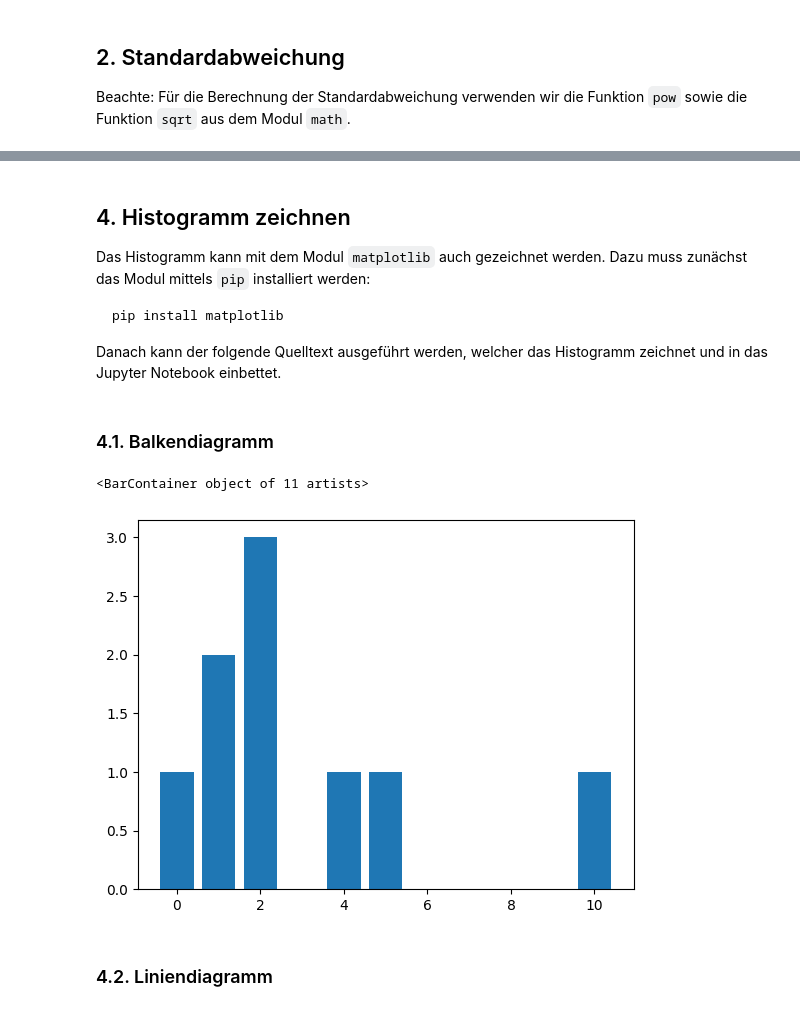
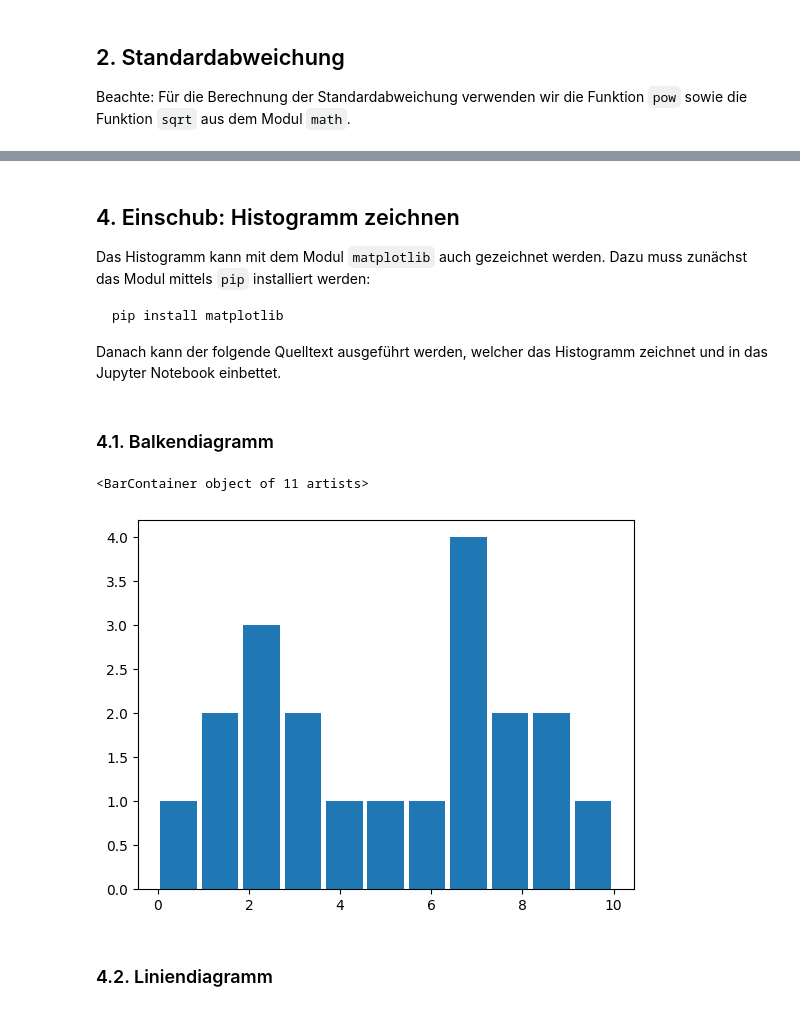
Before and after one commit to ghackenberg/python-grundlagen-kurs, a Jupyter notebook: Unterlagen/Termin_07/03_Statistik.ipynb, the cells around one changed output, grey strips where cells are left out. Cells and saved outputs as stored; diff of their text form; code cells hidden in the pictures.

```diff
--- a/Unterlagen/Termin_07/03_Statistik.ipynb
+++ b/Unterlagen/Termin_07/03_Statistik.ipynb
@@ -10,7 +10,7 @@ liste = [0, 7, 9, -4, -10, 3, 95, 5]
 mittelwert = 0
 
 for listen_wert in liste:
-    mittelwert = listen_wert / len(liste)
+    mittelwert += listen_wert / len(liste)
 
 print(f"mittelwert = {mittelwert}")
 # %% [output]
@@ -24,21 +24,21 @@ import math
 
 liste = [0, 7, 9, -4, -10, 3, 95, 5]
 
-# Mittelwert berechnen
+# Schritt 1: Mittelwert berechnen
 
 mittelwert = 0
 
 for listen_wert in liste:
-    mittelwert = listen_wert / len(liste)
+    mittelwert += listen_wert / len(liste)
 
 print(f"mittelwert = {mittelwert}")
 
-# Standardabweichung
+# Schritt 2: Standardabweichung berechnen
 
 standardabweichung = 0
 
 for listen_wert in liste:
-    standardabweichung = pow(listen_wert - mittelwert, 2) / len(liste)
+    standardabweichung += pow(listen_wert - mittelwert, 2) / len(liste)
 
 standardabweichung = math.sqrt(standardabweichung)
 
@@ -52,10 +66,10 @@ standardabweichung = 1.5467960838455728
 Beachte: Für die Berechnung des Histogramms verwenden die Funktionen `min` und `max`.
 # %%
-liste = [0, 1, 2, 2, 4, 1, 5, 2, 10]
+liste = [0, 1, 2, 2, 3, 3.4, 4, 1, 5, 2, 6, 6.7, 7, 8, 9, 9, 8, 7, 7, 10]
 
 bin_anzahl = 11
 
-# Minimum und Maximum berechnen
+# Schritt 1: Minimum und Maximum berechnen
 
 minimum = min(liste)
 maximum = max(liste)
@@ -63,34 +77,39 @@ maximum = max(liste)
 print(f"minimum = {minimum}")
 print(f"maximum = {maximum}")
 
-# Histogramm-Datenstruktur initialisieren
+breite = maximum - minimum
+
+# Schritt 2: Histogramm-Datenstruktur initialisieren
 
 histogramm_mittelwert = []
-histogramm_anzahl = []
+histogramm_gewichte = []
 
-for bin_index in range(bin_anzahl):
+for bin_index_int in range(bin_anzahl):
 
-    bin_mittelwert = minimum + (maximum - minimum) * (bin_index) / (bin_anzahl - 1)
+    bin_mittelwert = minimum + breite * bin_index_int / bin_anzahl + breite / bin_anzahl / 2
     bin_gewicht = 0
 
     histogramm_mittelwert.append(bin_mittelwert)
-    histogramm_anzahl.append(bin_gewicht)
+    histogramm_gewichte.append(bin_gewicht)
 
 print(f"histogram_mittelwert (vorher) = {histogramm_mittelwert}")
-print(f"histogram_anzahl (vorher) = {histogramm_anzahl}")
+print(f"histogram_anzahl (vorher) = {histogramm_gewichte}")
 
-# Histogramm berechnen
+# Schritt 3: Histogramm berechnen
 
 for listen_wert in liste:
 
     # Index des Korbes berechnen
-    bin_index = (listen_wert - minimum) * (bin_anzahl - 1) // (maximum - minimum)
+    bin_index_float = (listen_wert - minimum) / breite * bin_anzahl
+    bin_index_int = min(int(bin_index_float), bin_anzahl - 1) # Spezialfall (das Maximum) erfordert Funktion "min"
+
+    print(f"Zahl {listen_wert} fällt in Korb {bin_index_int} (mit {bin_index_float})")
 
     # Inhalt des Korbes um eins erhöhen
-    histogramm_anzahl[bin_index] = histogramm_anzahl[bin_index] + 1
+    histogramm_gewichte[bin_index_int] = histogramm_gewichte[bin_index_int] + 1
 
 print(f"histogram_mittelwert (nachher) = {histogramm_mittelwert}")
-print(f"histogram_anzahl (nachher) = {histogramm_anzahl}")
+print(f"histogram_anzahl (nachher) = {histogramm_gewichte}")
 # %% [output]
 minimum = 0
 maximum = 10
@@ -101,5 +131,5 @@ histogram_anzahl (nachher) = [1, 2, 3, 0, 1, 1, 0, 0, 0, 0, 1]
 # %% [markdown]
-## 4. Histogramm zeichnen
+## 4. Einschub: Histogramm zeichnen
 
 Das Histogramm kann mit dem Modul `matplotlib` auch gezeichnet werden. Dazu muss zunächst das Modul mittels `pip` installiert werden:
 
@@ -113,10 +143,10 @@ Danach kann der folgende Quelltext ausgeführt werden, welcher das Histogramm ze
 # %%
 import matplotlib.pyplot
 
-matplotlib.pyplot.bar(histogramm_mittelwert, histogramm_anzahl)
+matplotlib.pyplot.bar(histogramm_mittelwert, histogramm_gewichte)
 # %% [output]
 <BarContainer object of 11 artists>
-[figure, old version]
+[figure, new version]
 # %% [markdown]
 ### 4.2. Liniendiagramm
 # %% [markdown]
```
Also changed, not shown: parts of 8 cells of this notebook, 4 other files.
